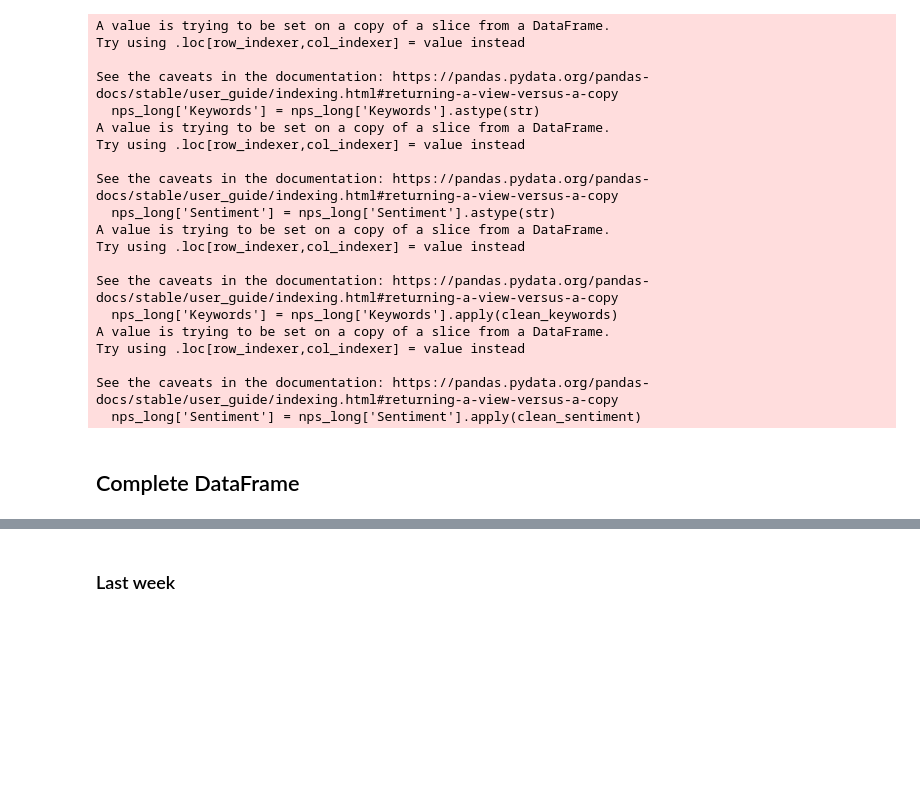
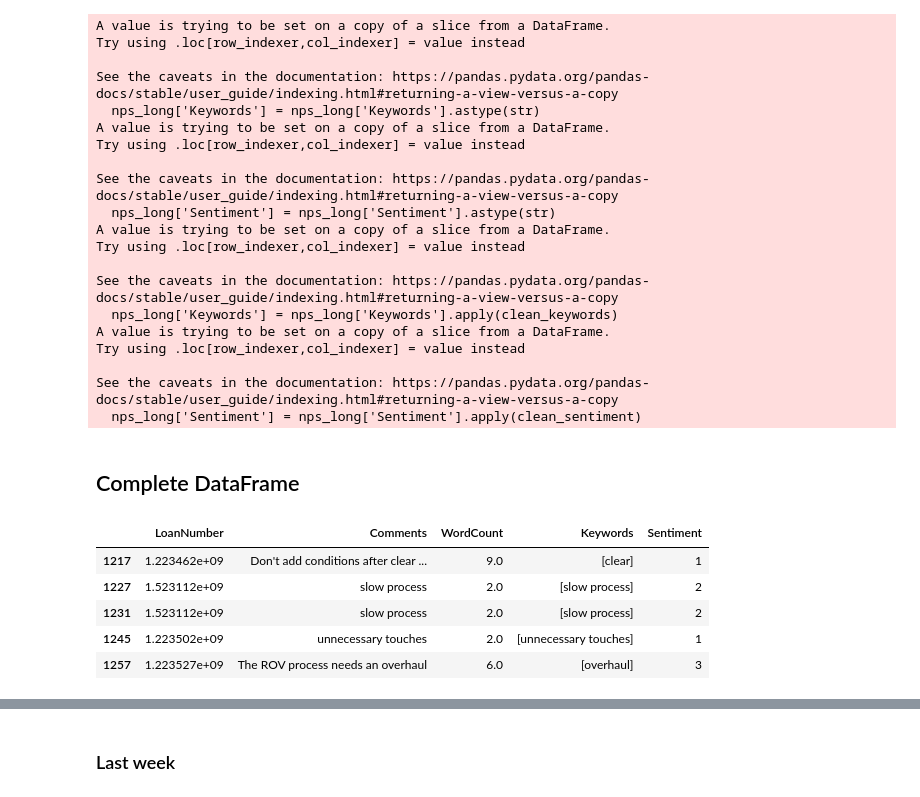
Before and after one commit to leah-apking/project3.1, a Jupyter notebook: PKE.ipynb, the cells around one changed output, grey strips where cells are left out. Saved outputs shown, nothing was run; the diff lists cells and outputs as text; code cells hidden in the pictures; blank space fills up the shorter version.

```diff
--- a/PKE.ipynb
+++ b/PKE.ipynb
@@ -347,2 +345,12 @@ nps_long = pd.concat([nps_long, split], axis=1)
 # %% [markdown]
 ## Complete DataFrame
+# %%
+
+nps_short.tail()
+# %% [output]
+|  | LoanNumber | Comments | WordCount | Keywords | Sentiment |
+| 1217 | 1.223462e+09 | Don't add conditions after clear ... | 9.0 | [clear] | 1 |
+| 1227 | 1.523112e+09 | slow process | 2.0 | [slow process] | 2 |
+| 1231 | 1.523112e+09 | slow process | 2.0 | [slow process] | 2 |
+| 1245 | 1.223502e+09 | unnecessary touches | 2.0 | [unnecessary touches] | 1 |
+| 1257 | 1.223527e+09 | The ROV process needs an overhaul | 6.0 | [overhaul] | 3 |
```
Also changed, not shown: parts of 15 cells of this notebook.
